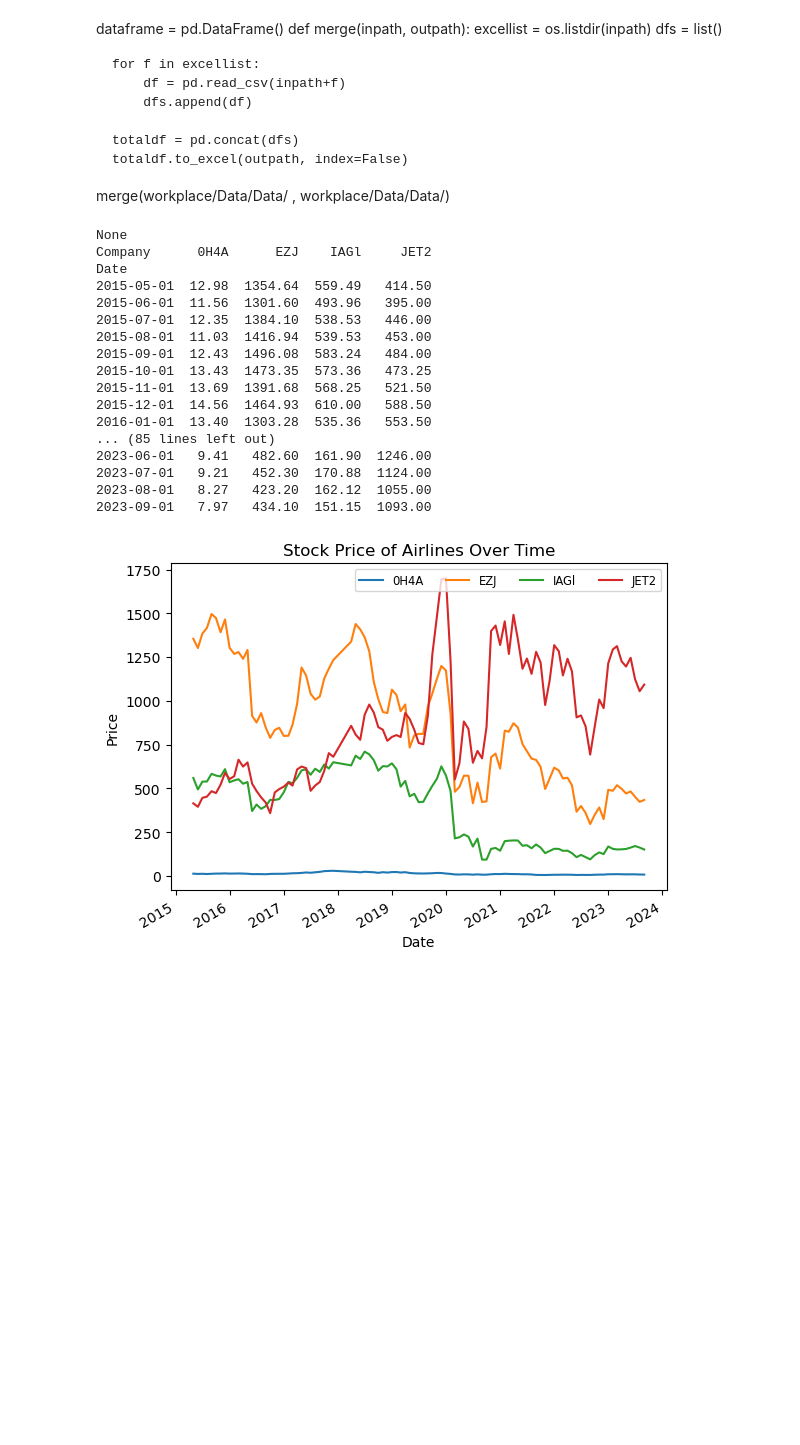
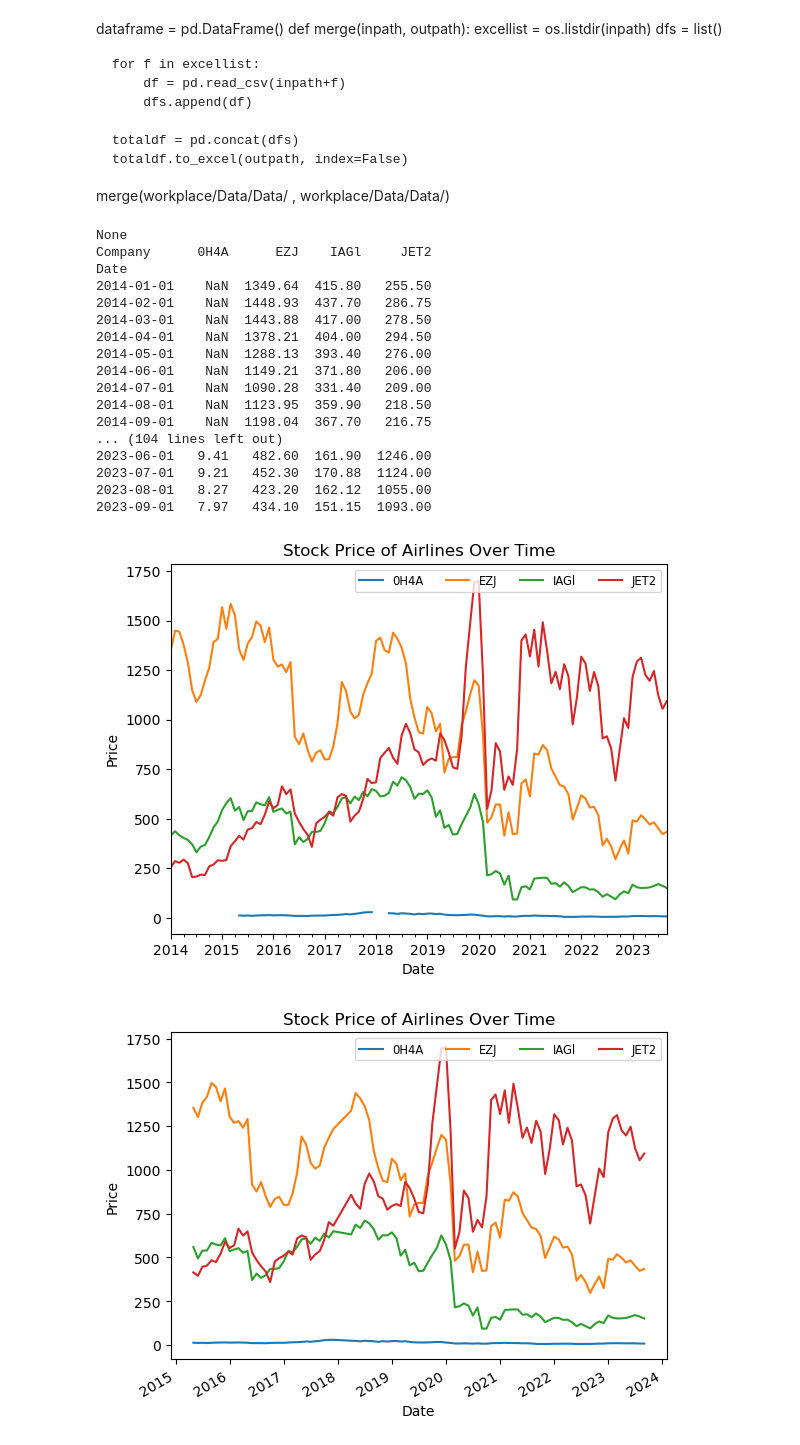
Before and after one commit to jimmy080823/2023_Intro_to_BA_Assignment, a Jupyter notebook: Assignment_part2/Assignment_P2_stock.ipynb, the cells around one changed output. Cells and saved outputs as stored; diff of their text form; code cells hidden in the pictures; blank space fills up the shorter version.

```diff
--- a/Assignment_part2/Assignment_P2_stock.ipynb
+++ b/Assignment_part2/Assignment_P2_stock.ipynb
@@ -19,6 +19,8 @@ def merge(inpath, outpath):
 
 merge(workplace/Data/Data/ , workplace/Data/Data/)
 # %%
+#Q1
+
 folder_path = "workplace/Data/Data"  #workplace/Data/Data
 all_data = pd.DataFrame()
 
@@ -53,10 +55,9 @@ all_data.to_csv('all_data.csv', index=False)  #抓出來做成新csv
 alldatashow = pd.set_option('display.max_rows', 500)
 print(alldatashow)
 
-pivot = pd.pivot_table(filterdata, index='Date', columns='Company', values='Price')
+pivot = pd.pivot_table(all_data, index='Date', columns='Company', values='Price')
 
-cleanpivot = pivot.dropna()
-print(cleanpivot)
+print(pivot)
 
 
 
@@ -67,16 +68,16 @@ print(cleanpivot)
 None
 Company      0H4A      EZJ    IAGl     JET2
 Date
-2015-05-01  12.98  1354.64  559.49   414.50
-2015-06-01  11.56  1301.60  493.96   395.00
-2015-07-01  12.35  1384.10  538.53   446.00
-2015-08-01  11.03  1416.94  539.53   453.00
-2015-09-01  12.43  1496.08  583.24   484.00
-2015-10-01  13.43  1473.35  573.36   473.25
-2015-11-01  13.69  1391.68  568.25   521.50
-2015-12-01  14.56  1464.93  610.00   588.50
-2016-01-01  13.40  1303.28  535.36   553.50
-... (85 lines left out)
+2014-01-01    NaN  1349.64  415.80   255.50
+2014-02-01    NaN  1448.93  437.70   286.75
+2014-03-01    NaN  1443.88  417.00   278.50
+2014-04-01    NaN  1378.21  404.00   294.50
+2014-05-01    NaN  1288.13  393.40   276.00
+2014-06-01    NaN  1149.21  371.80   206.00
+2014-07-01    NaN  1090.28  331.40   209.00
+2014-08-01    NaN  1123.95  359.90   218.50
+2014-09-01    NaN  1198.04  367.70   216.75
+... (104 lines left out)
 2023-06-01   9.41   482.60  161.90  1246.00
 2023-07-01   9.21   452.30  170.88  1124.00
 2023-08-01   8.27   423.20  162.12  1055.00
@@ -88,3 +85,16 @@ cleanpivot.info()
+# %%
+#Q2
+
+pivot.plot()
+
+plt.xlabel('Date')
+plt.ylabel('Price')
+plt.title('Stock Price of Airlines Over Time')
+plt.legend(loc='upper right', fontsize='small', ncol=4)
+plt.grid(False)
+plt.show()
+# %% [output]
+[figure, added]
 # %%
 cleanpivot.plot()
 
```
Also changed, not shown: parts of 3 cells of this notebook, 2 other files.
